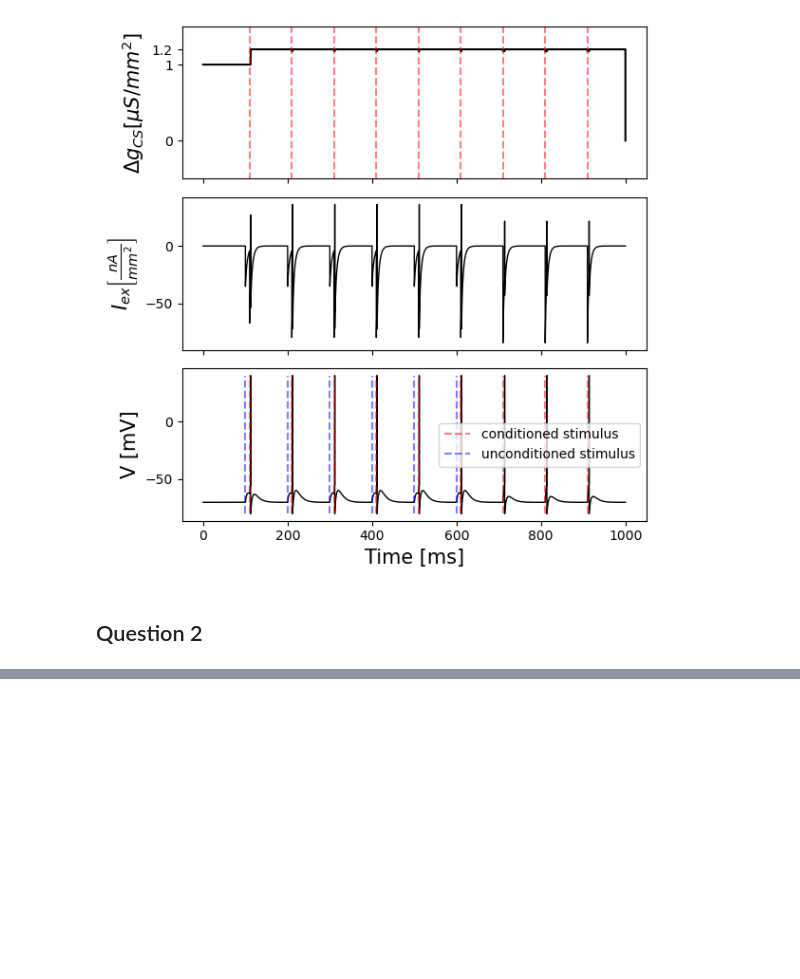
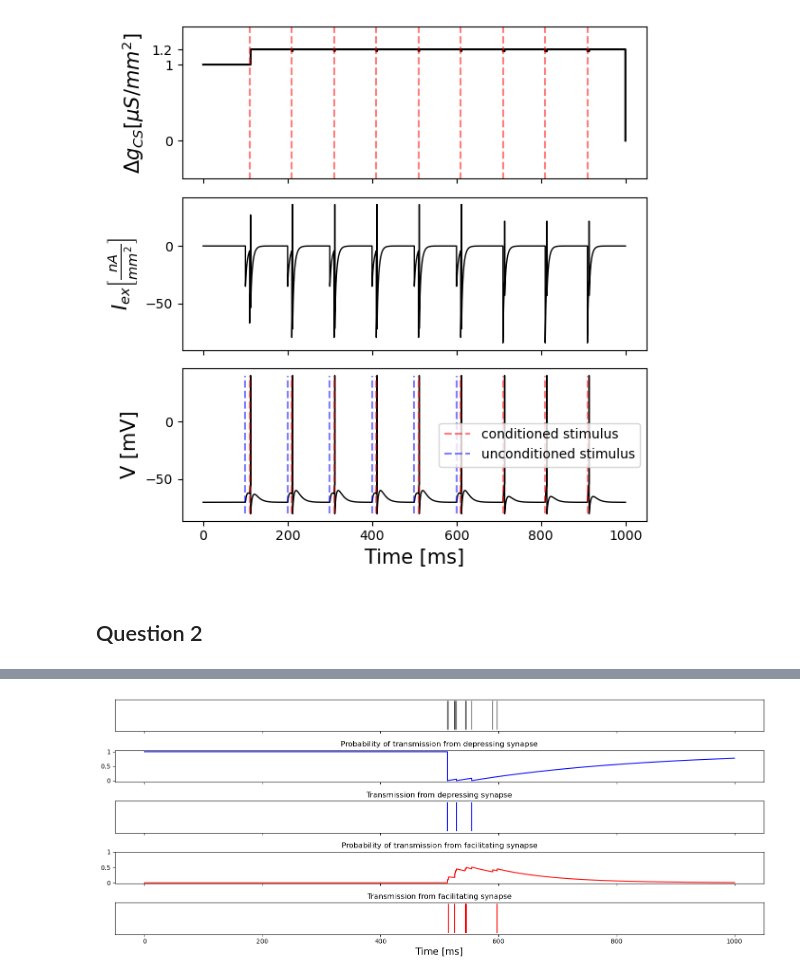
Before and after one commit to sivomke/Comp-neuro-2025, a Jupyter notebook: HW3/hw3.ipynb, the cells around one changed output, grey strips where cells are left out. Drawn from its saved outputs; the diff is of its cells as text; code cells hidden in the pictures; blank space fills up the shorter version.

```diff
--- a/HW3/hw3.ipynb
+++ b/HW3/hw3.ipynb
@@ -270,0 +277,9 @@ simulate_and_plot_constant_firing_rate(r=100)
+# %%
+total_time = 1000
+dt = 0.01
+time_steps = np.linspace(0, total_time, int(total_time / dt + 1))
+r = np.zeros_like(time_steps)
+r[np.logical_and(time_steps >= 500, time_steps <= 600)] = 100
+_, _ = simulate_and_plot_constant_firing_rate(r, filename='q2_100_Hz_btw_500_and_600_ms.png')
+# %% [output]
+[figure, added]
```
Also changed, not shown: parts of 9 cells of this notebook.
